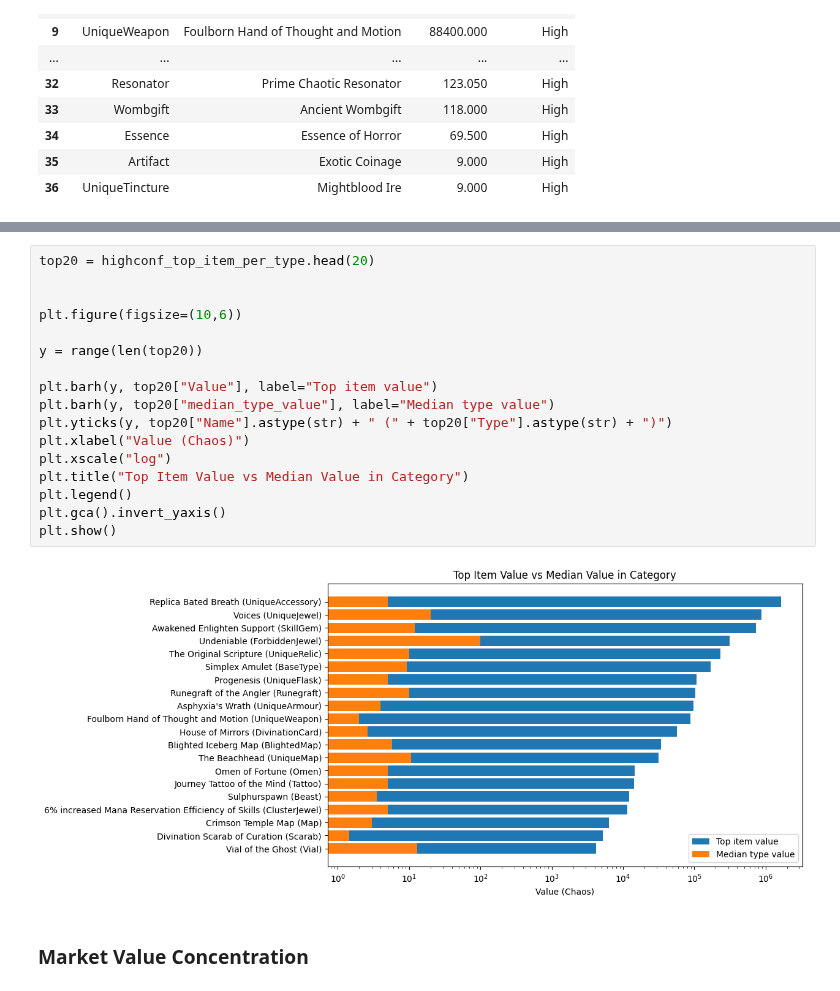
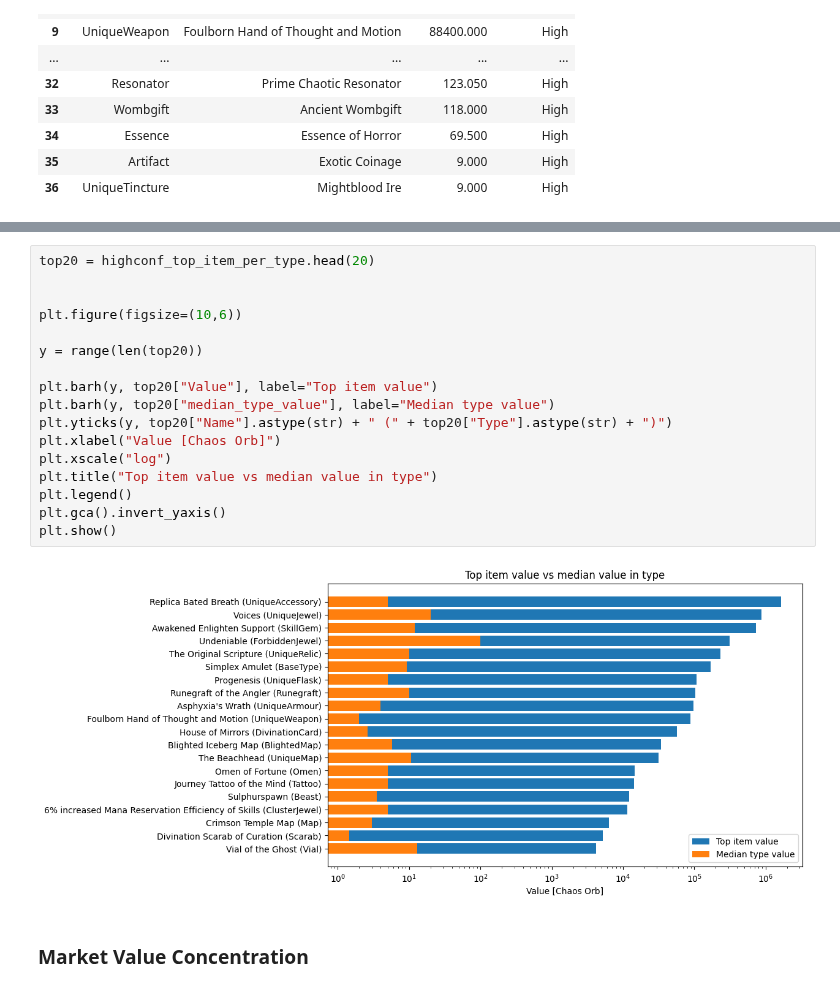
Before and after one commit to NataliaMiodowska/PoeMarketAnalyser, a Jupyter notebook: notebooks/02_actual_exploratory_data_analysis.ipynb, the cells around one changed output, grey strips where cells are left out. Saved outputs shown, nothing was run; the diff lists cells and outputs as text.

```diff
--- a/notebooks/02_actual_exploratory_data_analysis.ipynb
+++ b/notebooks/02_actual_exploratory_data_analysis.ipynb
@@ -221,22 +226,22 @@ highconf_top_item_per_type
 # %%
 top20 = highconf_top_item_per_type.head(20)
 
 
 plt.figure(figsize=(10,6))
 
 y = range(len(top20))
 
 plt.barh(y, top20["Value"], label="Top item value")
 plt.barh(y, top20["median_type_value"], label="Median type value")
 plt.yticks(y, top20["Name"].astype(str) + " (" + top20["Type"].astype(str) + ")")
-plt.xlabel("Value (Chaos)")
+plt.xlabel("Value [Chaos Orb]")
 plt.xscale("log")
-plt.title("Top Item Value vs Median Value in Category")
+plt.title("Top item value vs median value in type")
 plt.legend()
 plt.gca().invert_yaxis()
 plt.show()
 # %% [output]
-[figure, old version]
+[figure, new version]
 # %% [markdown]
 ### Market Value Concentration
 # %%
```
Also changed, not shown: parts of 20 cells of this notebook, 7 other files.
